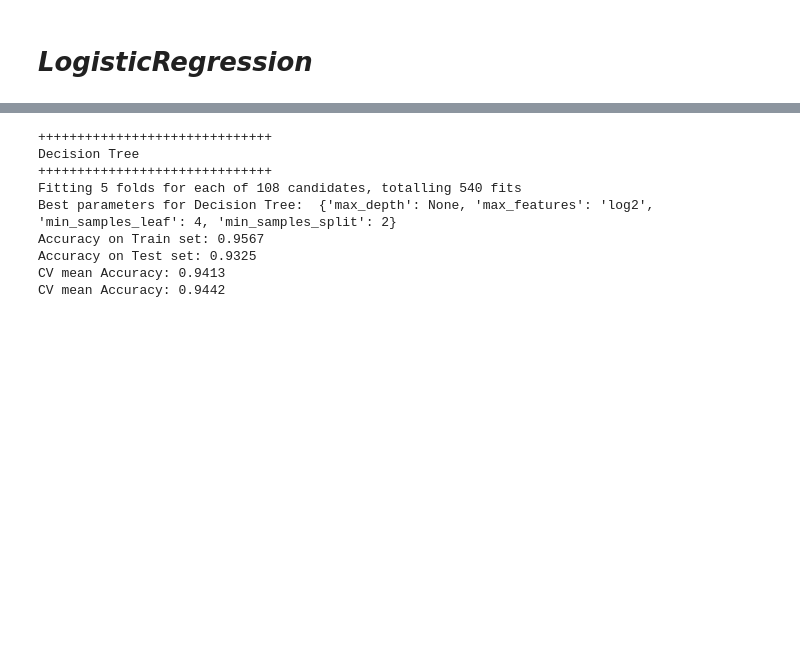
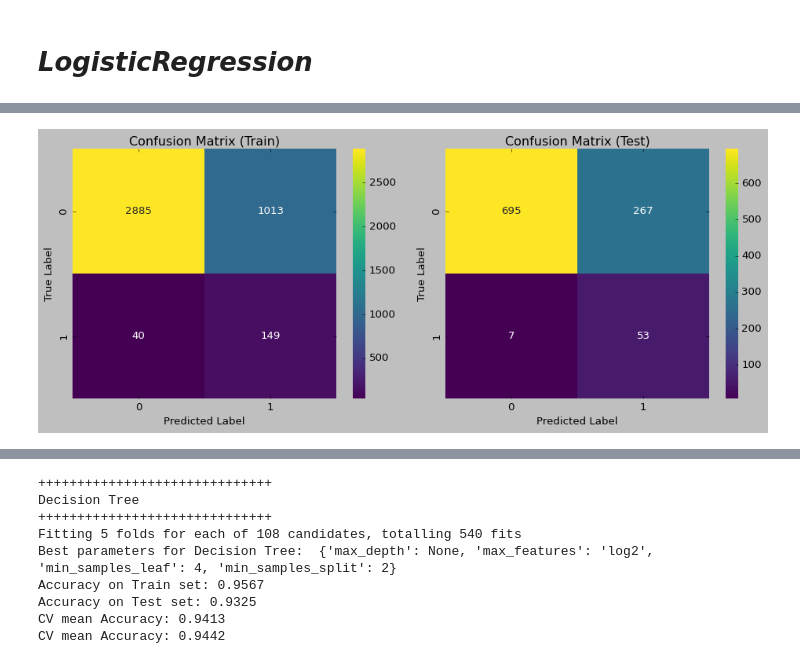
Before and after one commit to MariiaSam/Stroke-Prediction, a Jupyter notebook: Stroke_Prediction_other_version.ipynb, the cells around one changed output, grey strips where cells are left out. Drawn from its saved outputs; the diff is of its cells as text; code cells hidden in the pictures; blank space fills up the shorter version.

```diff
--- a/Stroke_Prediction_other_version.ipynb
+++ b/Stroke_Prediction_other_version.ipynb
@@ -648,26 +656,26 @@ X_train.head()
 # %% [markdown]
 # ***LogisticRegression***
 # %%
-clf_model = LogisticRegression()
-clf_model.fit(X_train, y_train)
+log_model = LogisticRegression(class_weight='balanced', random_state=0)
+log_model.fit(X_train, y_train)
 
 # Прогноз на тренувальних даних
-y_pred_train_clf = clf_model.predict(X_train)
-y_pred_proba_train_clf = clf_model.predict_proba(X_train)[:, 1]
+y_pred_train_log = log_model.predict(X_train)
+y_pred_proba_train_log = log_model.predict_proba(X_train)[:, 1]
 
 # Прогноз на тестових даних
-y_pred_test_clf = clf_model.predict(X_test)
-y_pred_proba_test_clf = clf_model.predict_proba(X_test)[:, 1]
+y_pred_test_log = log_model.predict(X_test)
+y_pred_proba_test_log = log_model.predict_proba(X_test)[:, 1]
 
 # Перевірка точності на тренувальних даних
 print("\nLogisticRegression on Train Data:")
-print(classification_report(y_train, y_pred_train_clf, zero_division=0))
-print(confusion_matrix(y_train, y_pred_train_clf))
+print(classification_report(y_train, y_pred_train_log, zero_division=0))
+print(confusion_matrix(y_train, y_pred_train_log))
 
 # Перевірка точності на тренувальних даних
 print("\nLogisticRegression on Test Data:")
-print(classification_report(y_test, y_pred_test_clf, zero_division=0))
-print(confusion_matrix(y_test, y_pred_test_clf))
+print(classification_report(y_test, y_pred_test_log, zero_division=0))
+print(confusion_matrix(y_test, y_pred_test_log))
 # %% [output]
 LogisticRegression on Train Data:
               precision    recall  f1-score   support
@@ -723,0 +723,24 @@ plot_confusion_matrix(y_test, y_pred_test_clf, title="Confusion Matrix (Test)")
+# %%
+def plot_confusion_matrices(y_train, y_train_pred, y_test, y_test_pred):
+    fig, axes = plt.subplots(1, 2, figsize=(12, 5))
+
+    # Матриця для Train
+    cm_train = confusion_matrix(y_train, y_train_pred)
+    sns.heatmap(cm_train, annot=True, fmt='d', cmap='viridis', xticklabels=[0,1], yticklabels=[0,1], ax=axes[0])
+    axes[0].set_xlabel("Predicted Label")
+    axes[0].set_ylabel("True Label")
+    axes[0].set_title("Confusion Matrix (Train)")
+
+    # Матриця для Test
+    cm_test = confusion_matrix(y_test, y_test_pred)
+    sns.heatmap(cm_test, annot=True, fmt='d', cmap='viridis', xticklabels=[0,1], yticklabels=[0,1], ax=axes[1])
+    axes[1].set_xlabel("Predicted Label")
+    axes[1].set_ylabel("True Label")
+    axes[1].set_title("Confusion Matrix (Test)")
+
+    plt.tight_layout()
+    plt.show()
+
+plot_confusion_matrices(y_train, y_pred_train_log, y_test, y_pred_test_log)
+# %% [output]
+[figure, added]
```
Also changed, not shown: parts of 16 cells of this notebook.
